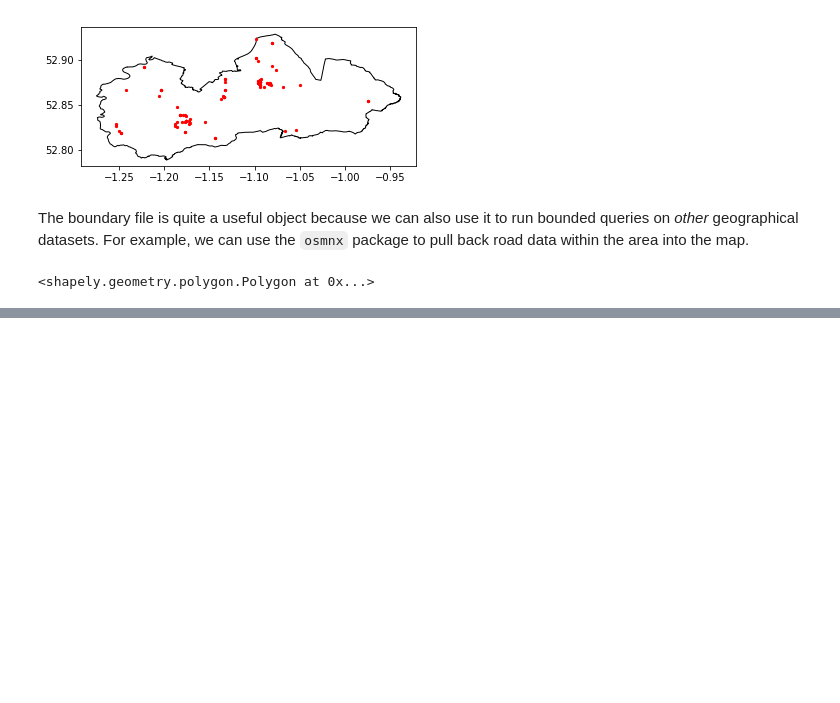
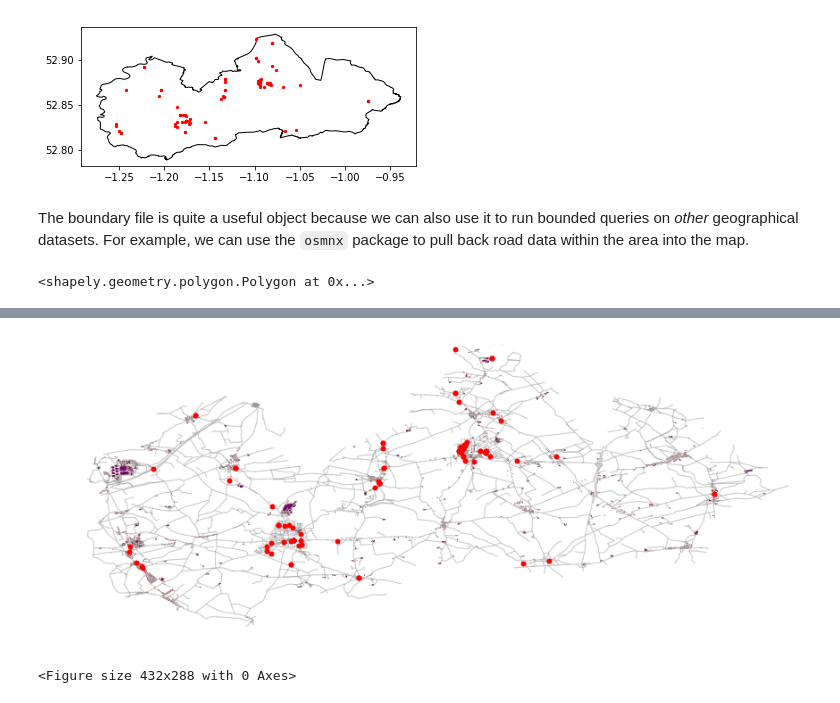
Before and after one commit to psychemedia/crime-data-demo, a Jupyter notebook: Initial Look At The Data.ipynb, the cells around one changed output, grey strips where cells are left out. Drawn from its saved outputs; the diff is of its cells as text; code cells hidden in the pictures; blank space fills up the shorter version.

```diff
--- a/Initial Look At The Data.ipynb
+++ b/Initial Look At The Data.ipynb
@@ -322,0 +352,16 @@ fig, ax = ox.plot_graph(area0_roads);
+# %%
+#Get building outlines in area
+#May take some time to load... This would be better at eg output areas or LSOA level
+footprints = ox.footprints_from_polygon(shp)
+# %%
+#Plot houses over roads, including private roads
+#It would be useful to be able to change the layer order
+#It would also be nice to just be able to get the private roads to explore new (private) developments
+fig_p1, ax_p1 = ox.plot_footprints(footprints,  fig=fig_p, ax=ax_p, color='purple', set_bounds=False,
+                                 show=False, close=True,)
+gdf_area0.plot( marker='o', color='red', markersize=20, ax=ax_p1, zorder=4);
+fig_p1
+#The projection of this, or at least the x/y scaling, is different to the previous map of just the roads?
+# %% [output]
+[figure, added]
+<Figure size 432x288 with 0 Axes>
```
Also changed, not shown: parts of 13 cells of this notebook.
